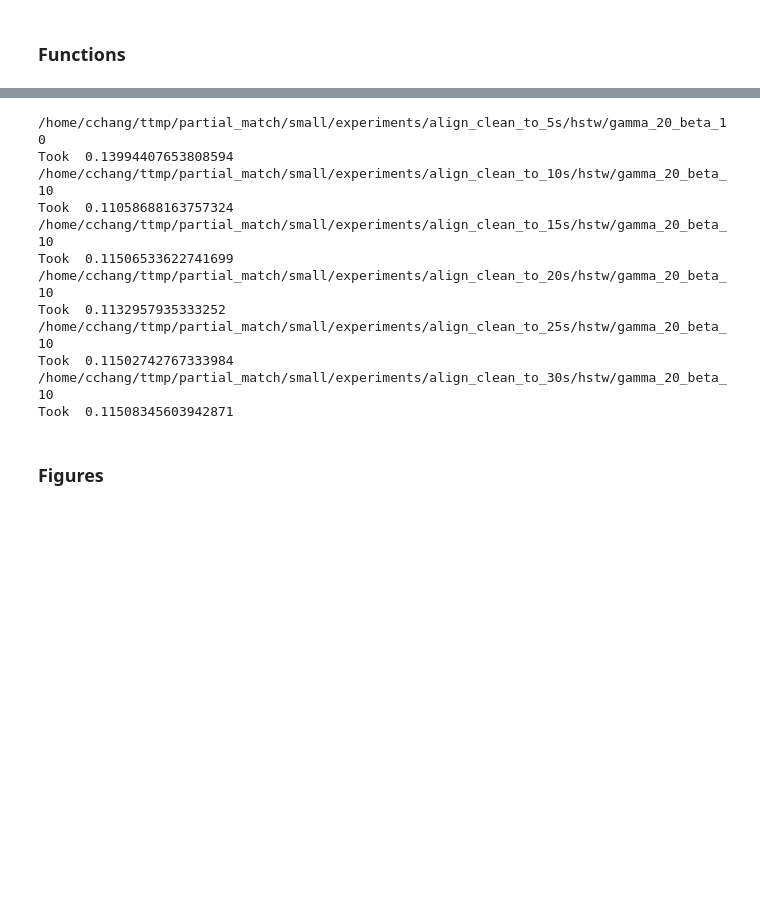
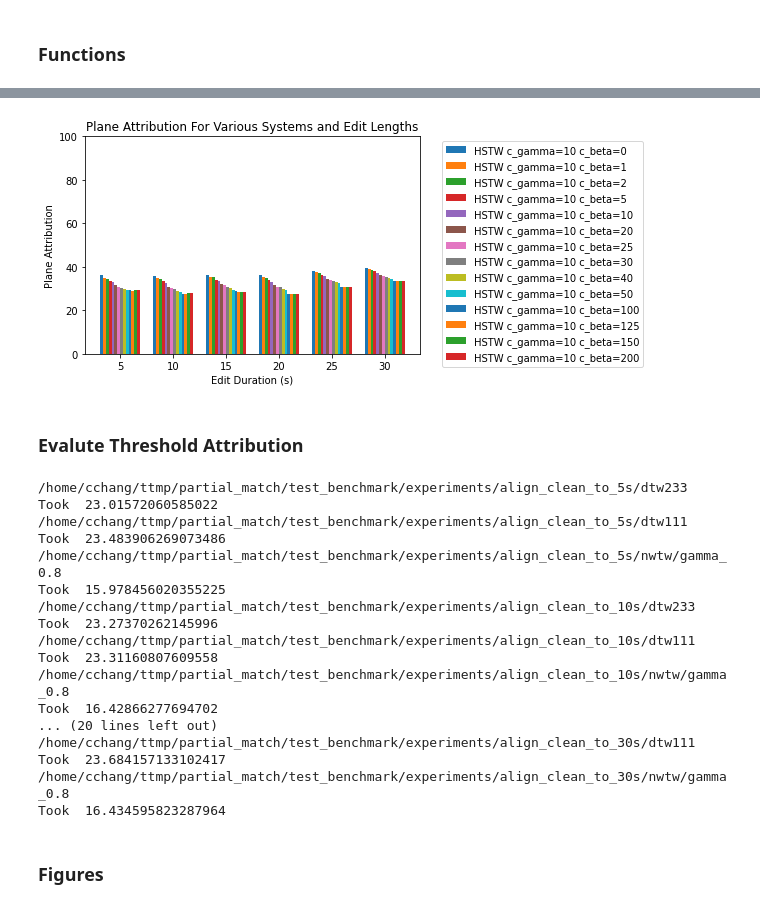
Before and after one commit to HMC-MIR/HSTW, a Jupyter notebook: 06_music_eval.ipynb, the cells around one changed output, grey strips where cells are left out. Saved outputs shown, nothing was run; the diff lists cells and outputs as text; code cells hidden in the pictures; blank space fills up the shorter version.

```diff
--- a/06_music_eval.ipynb
+++ b/06_music_eval.ipynb
@@ -585,3 +697,12 @@ def calc_ROC(attributions):
+# %%
+allbetas = [0,1,2,5,10,20,25,30,40,50,100,125,150,200]
+systemsToPlot = ['hstw_gamma_10_beta_%s.pkl'%b for b in allbetas]
+legend = ["HSTW c_gamma=10 c_beta=%s" %b for b in allbetas]
+plotPlaneAttr(systemsToPlot, legend)
+# %% [output]
+[figure, added]
+# %% [markdown]
+### Evalute Threshold Attribution
 # %%
 ROCCurves = []
 for t in times:
@@ -595,22 +716,27 @@ for t in times:
         print(hypdir)
 
         start = time.time()
-        ROC = eval_attribution(hypdir, query_list, hop_sec, ts, savefile = savefile, scoring_collar = 0.1)
+        ROC = eval_attribution(hypdir, query_list, hop_sec, ts, savefile = savefile, scoring_collar = 0.1, planeAttrib=False)
         ROCCurves.append(ROC)
         print('Took ', time.time() - start)
 # %% [output]
-/home/cchang/ttmp/partial_match/small/experiments/align_clean_to_5s/hstw/gamma_20_beta_10
-Took  0.13994407653808594
-/home/cchang/ttmp/partial_match/small/experiments/align_clean_to_10s/hstw/gamma_20_beta_10
-Took  0.11058688163757324
-/home/cchang/ttmp/partial_match/small/experiments/align_clean_to_15s/hstw/gamma_20_beta_10
-Took  0.11506533622741699
-/home/cchang/ttmp/partial_match/small/experiments/align_clean_to_20s/hstw/gamma_20_beta_10
-Took  0.1132957935333252
-/home/cchang/ttmp/partial_match/small/experiments/align_clean_to_25s/hstw/gamma_20_beta_10
-Took  0.11502742767333984
-/home/cchang/ttmp/partial_match/small/experiments/align_clean_to_30s/hstw/gamma_20_beta_10
-Took  0.11508345603942871
+/home/cchang/ttmp/partial_match/test_benchmark/experiments/align_clean_to_5s/dtw233
+Took  23.01572060585022
+/home/cchang/ttmp/partial_match/test_benchmark/experiments/align_clean_to_5s/dtw111
+Took  23.483906269073486
+/home/cchang/ttmp/partial_match/test_benchmark/experiments/align_clean_to_5s/nwtw/gamma_0.8
+Took  15.978456020355225
+/home/cchang/ttmp/partial_match/test_benchmark/experiments/align_clean_to_10s/dtw233
+Took  23.27370262145996
+/home/cchang/ttmp/partial_match/test_benchmark/experiments/align_clean_to_10s/dtw111
+Took  23.31160807609558
+/home/cchang/ttmp/partial_match/test_benchmark/experiments/align_clean_to_10s/nwtw/gamma_0.8
+Took  16.42866277694702
+... (20 lines left out)
+/home/cchang/ttmp/partial_match/test_benchmark/experiments/align_clean_to_30s/dtw111
+Took  23.684157133102417
+/home/cchang/ttmp/partial_match/test_benchmark/experiments/align_clean_to_30s/nwtw/gamma_0.8
+Took  16.434595823287964
 # %% [markdown]
 ### Figures
 # %%
```
Also changed, not shown: parts of 18 cells of this notebook, 3 other files.
